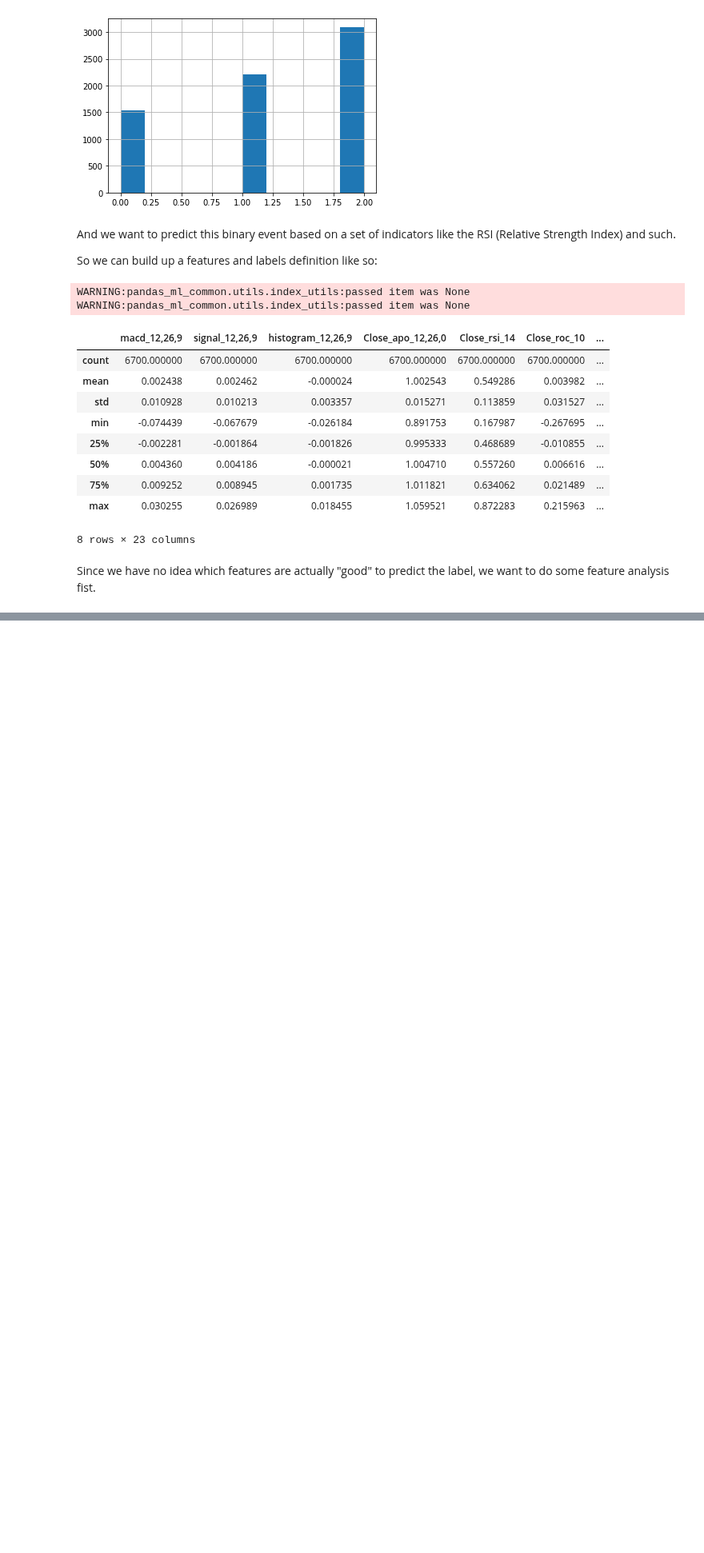
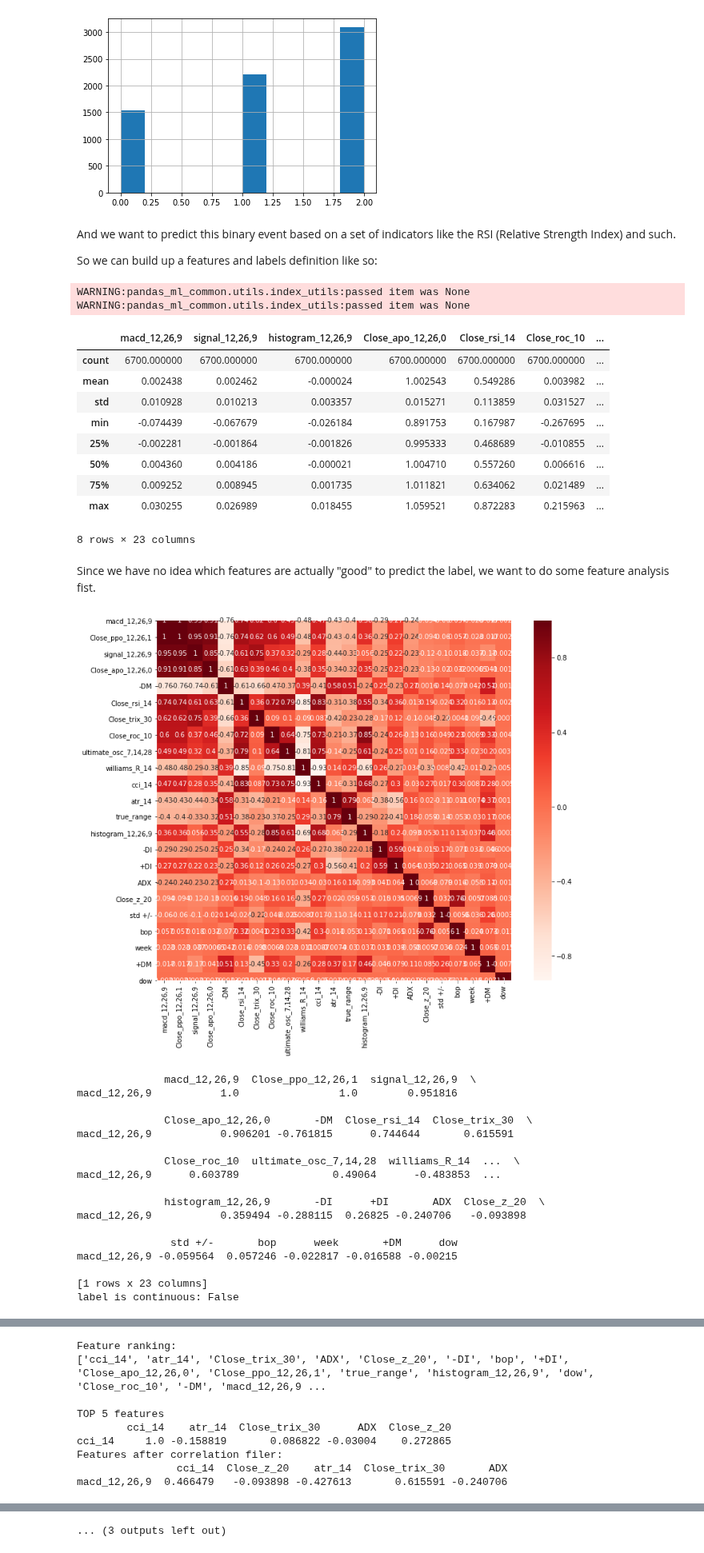
Before and after one commit to KIC/pandas-ml-quant, a Jupyter notebook: Readme.ipynb, the cells around one changed output, grey strips where cells are left out. Shown at 80% size. Saved outputs shown, nothing was run; the diff lists cells and outputs as text; code cells hidden in the pictures; blank space fills up the shorter version.

```diff
--- a/Readme.ipynb
+++ b/Readme.ipynb
@@ -32,7 +32,7 @@ Note that:
 1. the **m**achine**l**earning proptery provides access to (raw) data as it is useful/needed by statistical and ml models
 1. all model relevant functionalities are behind the **model** property
 # %%
-df = pd.fetch_yahoo("SPY")
+df = pd.fetch_yahoo("SPY").loc[:'2020-03-17']
 
 # NOTE the access to the q_uant property
 df[-200:].q.ta_plot(figsize=(10, 5))()
@@ -105,4 +107,23 @@ WARNING:pandas_ml_common.utils.index_utils:passed item was None
 # %% [markdown]
 Since we have no idea which features are actually "good" to predict the label, we want to do some feature analysis fist.
 # %%
-#features, lags = df.model.feature_selection(fnl)
+features, lags = df.model.feature_selection(fnl)
+# %% [output]
+[figure, added]
+              macd_12,26,9  Close_ppo_12,26,1  signal_12,26,9  \
+macd_12,26,9           1.0                1.0        0.951816
+
+              Close_apo_12,26,0       -DM  Close_rsi_14  Close_trix_30  \
+macd_12,26,9           0.906201 -0.761815      0.744644       0.615591
+
+              Close_roc_10  ultimate_osc_7,14,28  williams_R_14  ...  \
+macd_12,26,9      0.603789               0.49064      -0.483853  ...
+
+              histogram_12,26,9       -DI      +DI       ADX  Close_z_20  \
+macd_12,26,9           0.359494 -0.288115  0.26825 -0.240706   -0.093898
+
+               std +/-       bop      week       +DM      dow
+macd_12,26,9 -0.059564  0.057246 -0.022817 -0.016588 -0.00215
+
+[1 rows x 23 columns]
+label is continuous: False
@@ -108,0 +131,9 @@ Since we have no idea which features are actually "good" to predict the label, w
+Feature ranking:
+['cci_14', 'atr_14', 'Close_trix_30', 'ADX', 'Close_z_20', '-DI', 'bop', '+DI', 'Close_apo_12,26,0', 'Close_ppo_12,26,1', 'true_range', 'histogram_12,26,9', 'dow', 'Close_roc_10', '-DM', 'macd_12,26,9 ...
+
+TOP 5 features
+        cci_14    atr_14  Close_trix_30      ADX  Close_z_20
+cci_14     1.0 -0.158819       0.086822 -0.03004    0.272865
+Features after correlation filer:
+                cci_14  Close_z_20    atr_14  Close_trix_30       ADX
+macd_12,26,9  0.466479   -0.093898 -0.427613       0.615591 -0.240706
@@ -108,0 +178 @@ Since we have no idea which features are actually "good" to predict the label, w
+... (3 outputs left out)
```
Also changed, not shown: parts of 10 cells of this notebook, 1 other file.
